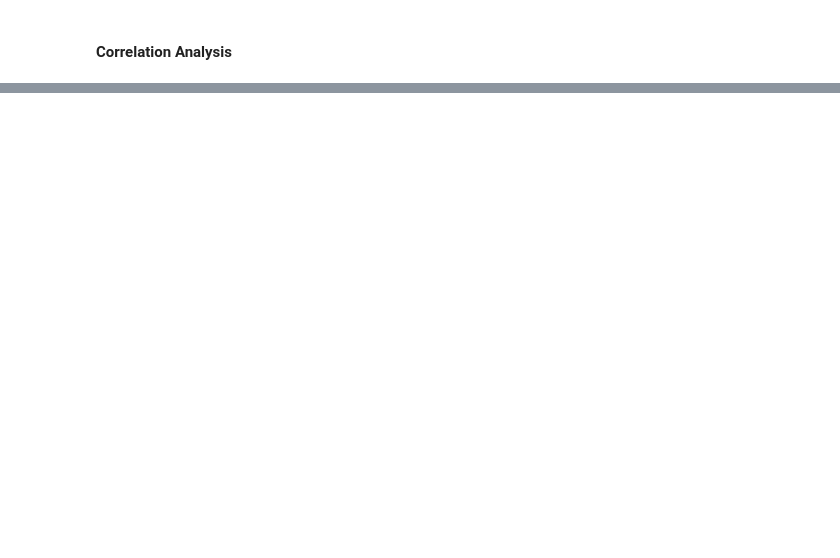
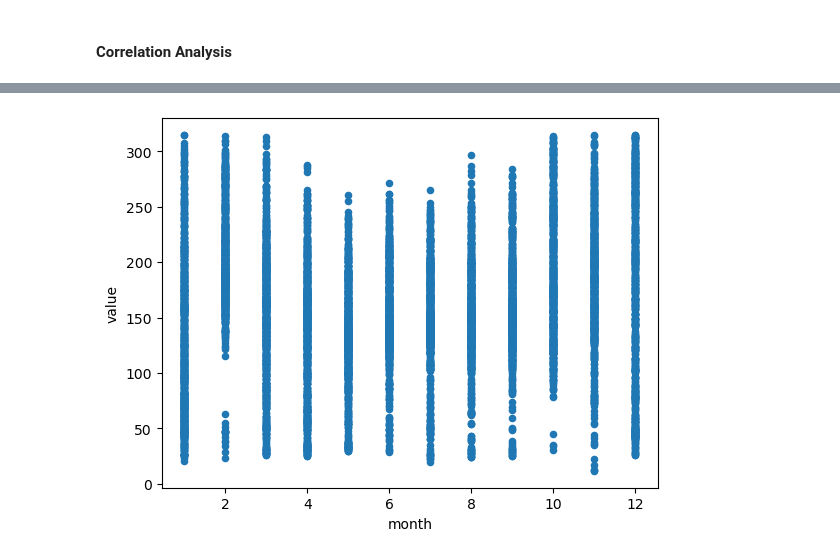
Before and after one commit to AlfonsoUrra/Energy-Market-Prediction-Model-with-PySpark-and-TensorFlow, a Jupyter notebook: Notebooks/preprocessing/data_statistics.ipynb, the cells around one changed output, grey strips where cells are left out. Cells and saved outputs as stored; diff of their text form; code cells hidden in the pictures; blank space fills up the shorter version.

```diff
--- a/Notebooks/preprocessing/data_statistics.ipynb
+++ b/Notebooks/preprocessing/data_statistics.ipynb
@@ -128,0 +90,13 @@ plt.show()
+# %%
+# make new columns for year, month, week, day, weekday and hour with pandas
+df_yearly_prices_no_outliers['year'] = pd.DatetimeIndex(df_yearly_prices_no_outliers['datetime']).year
+df_yearly_prices_no_outliers['month'] = pd.DatetimeIndex(df_yearly_prices_no_outliers['datetime']).month
+df_yearly_prices_no_outliers['week'] = pd.DatetimeIndex(df_yearly_prices_no_outliers['datetime']).week
+df_yearly_prices_no_outliers['day'] = pd.DatetimeIndex(df_yearly_prices_no_outliers['datetime']).day
+df_yearly_prices_no_outliers['weekday'] = pd.DatetimeIndex(df_yearly_prices_no_outliers['datetime']).weekday
+df_yearly_prices_no_outliers['hour'] = pd.DatetimeIndex(df_yearly_prices_no_outliers['datetime']).hour
+# %%
+# convert to pandas dataframe and save to csv file
+df_yearly_prices_extra = df_yearly_prices_no_outliers
+df_yearly_prices_extra['datetime'] = pd.to_datetime(df_yearly_prices_extra['datetime'], utc=True)
+df_yearly_prices_extra['datetime'] = df_yearly_prices_extra['datetime'].dt.tz_localize(None)
@@ -128,0 +106,4 @@ plt.show()
+# %%
+# correlation matrix graph with pandas
+df_yearly_prices_extra = df_yearly_prices_extra.drop('datetime', axis=1)
+df_yearly_prices_extra.corr().style.background_gradient(cmap='coolwarm').set_precision(2)
@@ -128,0 +119,6 @@ plt.show()
+# %%
+# dispersion graph with pandas
+df_yearly_prices_extra.plot.scatter(x='month', y='value')
+plt.show()
+# %% [output]
+[figure, added]
```
Also changed, not shown: parts of 16 cells of this notebook, 8 other files.
